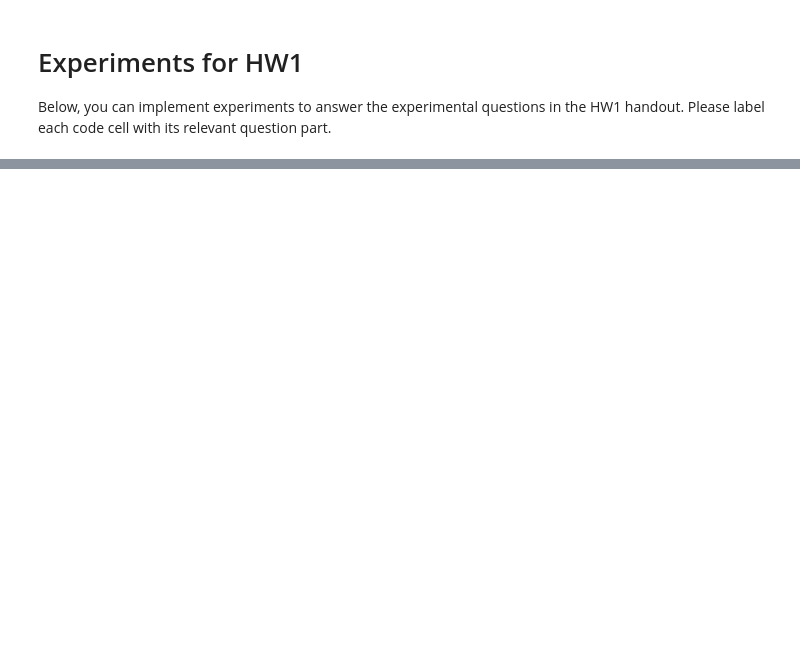
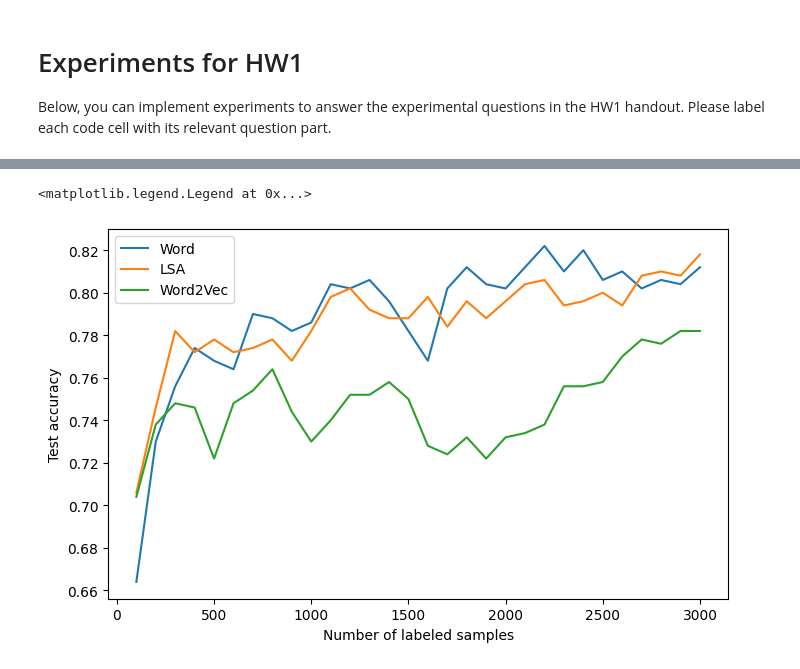
Before and after one commit to samuel-tian/6.8611, a Jupyter notebook: 6861_HW1_swtian.ipynb, the cells around one changed output, grey strips where cells are left out. Saved outputs shown, nothing was run; the diff lists cells and outputs as text; code cells hidden in the pictures; blank space fills up the shorter version.

```diff
--- a/6861_HW1_swtian.ipynb
+++ b/6861_HW1_swtian.ipynb
@@ -464,7 +477,7 @@ def learn_reps_word2vec(corpus, window_size, rep_size, n_epochs, n_batch):
 
     ngrams = lab_util.get_ngrams(tokenized_corpus, window_size, pad_idx=2006)
 
-    device = torch.device('cuda')  # run on colab gpu
+    device = torch.device('cpu')  # run on colab gpu
     model = Word2VecModel(tokenizer.vocab_size, rep_size).to(device)
     opt = optim.Adam(model.parameters(), lr=0.001)
 
@@ -482,6 +495,8 @@ def learn_reps_word2vec(corpus, window_size, rep_size, n_epochs, n_batch):
 
             # Here, perform a forward pass to compute predictions for the model.
             # Your code here!
+            context = context.to(device)
+            label = label.to(device)
             preds = model(context)
 
 
@@ -500,10 +515,10 @@ def learn_reps_word2vec(corpus, window_size, rep_size, n_epochs, n_batch):
         losses.append(epoch_loss)
 
     # Hint: you want to return a `vocab_size x embedding_size` numpy array
-    embedding_matrix = model.weight  # Your code here!
+    embedding_matrix = model.embedding.weight.detach().numpy()  # Your code here!
 
     return embedding_matrix
 # %%
 # Feel free to change the hyperparameters!
 # Use the function you just wrote to learn Word2Vec embeddings:
-reps_word2vec = learn_reps_word2vec(train_reviews, 2, 500, 10, 100)
+reps_word2vec = learn_reps_word2vec(train_reviews, 2, 500, 15, 100)
@@ -536,7 +585,7 @@ def w2v_featurizer(xs):
     # similar to `lsa_featurizer` from above, just using Word2Vec embeddings
     # instead of LSA).
 
-    feats = None # Your code here!
+    feats = xs @ reps_word2vec[:-1, :] # Your code here!
 
     # normalize
     return feats / np.sqrt((feats ** 2).sum(axis=1, keepdims=True))
@@ -551,0 +602,12 @@ Below, you can implement experiments to answer the experimental questions in the
+# %%
+word_loss = []
+lsa_loss = []
+w2v_loss = []
+for i in range(100, 3000+100, 100):
+    word = training_experiment("word", word_featurizer, i)
+    lsa = training_experiment("lsa", lsa_featurizer, i)
+    w2v = training_experiment("word2vec", w2v_featurizer, i)
+
+    word_loss.append(word)
+    lsa_loss.append(lsa)
+    w2v_loss.append(w2v)
@@ -551,0 +632,21 @@ Below, you can implement experiments to answer the experimental questions in the
+# %%
+import matplotlib.pyplot as plt
+
+fig = plt.figure()
+fig.set_figwidth(6)
+fig.set_figwidth(8)
+fig.set_dpi(100)
+
+num_labeled = list(range(100, 3000+100, 100))
+
+plt.plot(num_labeled, word_loss, label="Word")
+plt.plot(num_labeled, lsa_loss, label="LSA")
+plt.plot(num_labeled, w2v_loss, label="Word2Vec")
+
+plt.xlabel("Number of labeled samples")
+plt.ylabel("Test accuracy")
+
+plt.legend(loc="upper left")
+# %% [output]
+<matplotlib.legend.Legend at 0x...>
+[figure, added]
```
Also changed, not shown: parts of 12 cells of this notebook.
